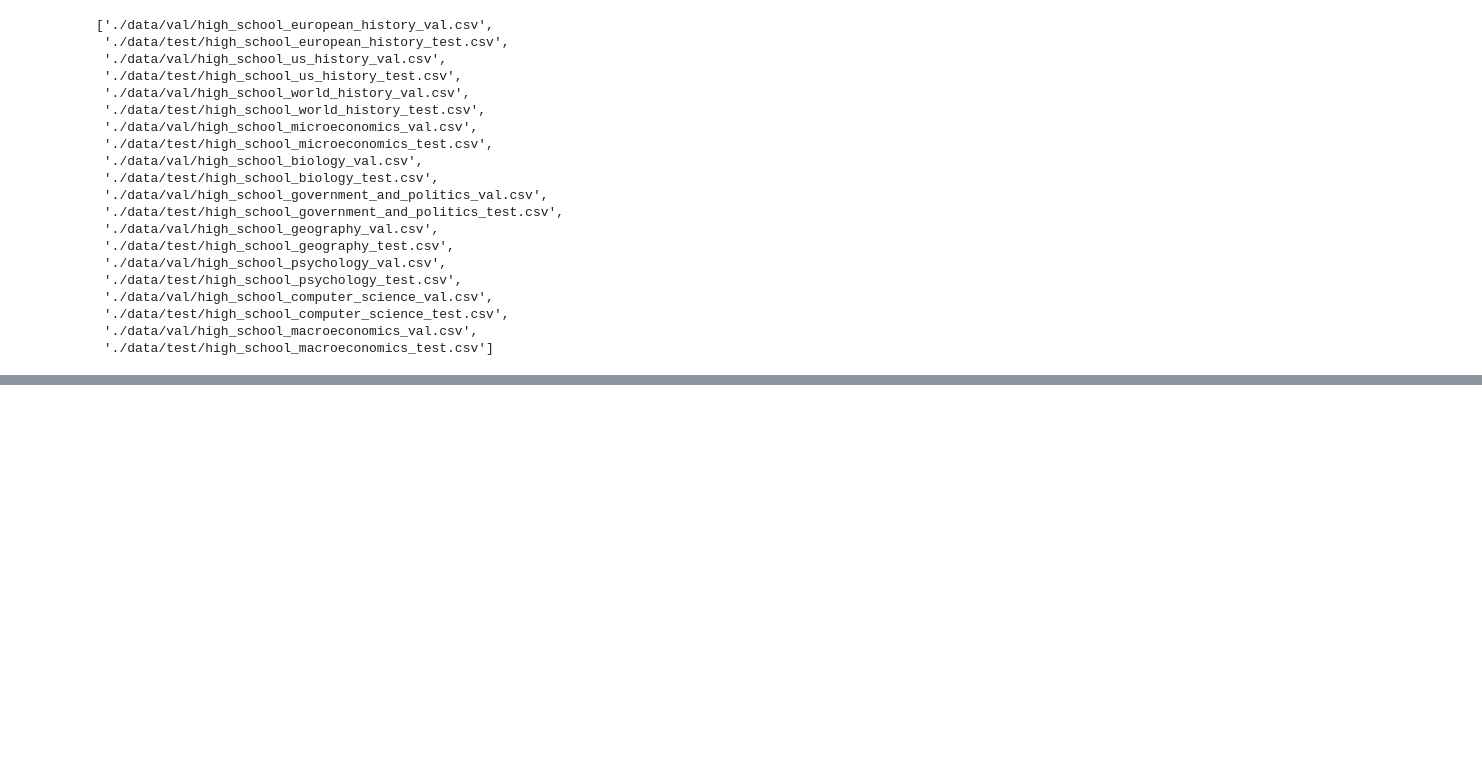
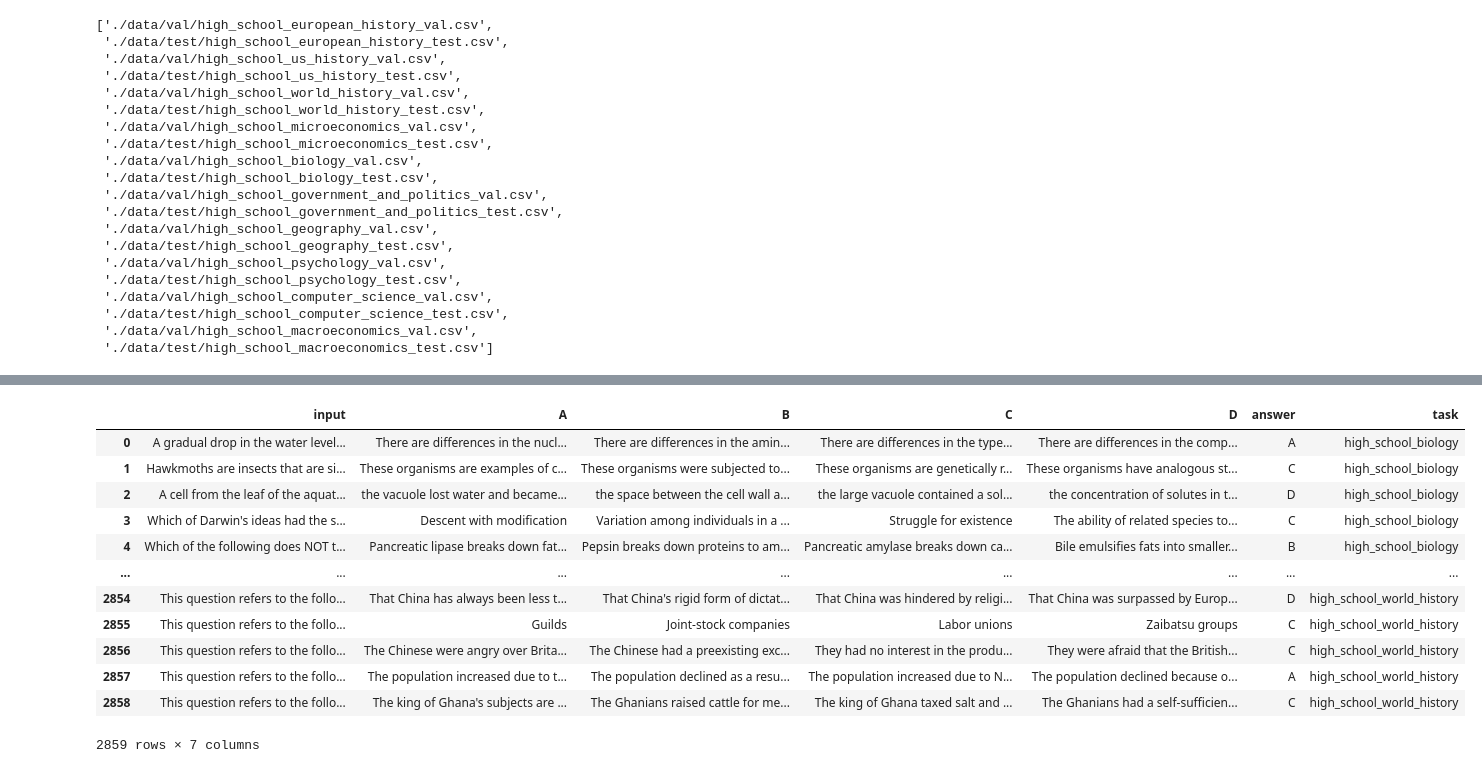
Before and after one commit to KeithLin724/NYCU-Data-Science-2024, a Jupyter notebook: HW2/get_dataset.ipynb, the cells around one changed output, grey strips where cells are left out. Drawn from its saved outputs; the diff is of its cells as text; code cells hidden in the pictures; blank space fills up the shorter version.

Commit message:
update the true table

```diff
--- a/HW2/get_dataset.ipynb
+++ b/HW2/get_dataset.ipynb
@@ -121,0 +159,3 @@ check_file
+# %%
+check_dict = [to_dict(file_path) for file_path in check_file]
+check_dict
@@ -121,0 +180,6 @@ check_file
+# %%
+check_df = pd.DataFrame(check_dict)
+check_df = check_df.groupby("type").agg({"file_path":list}).reset_index()
+check_df
+# check_dict = check_df.to_dict("records")
+# check_dict
@@ -121,0 +198,3 @@ check_file
+# %%
+check_df_dict = check_df.to_dict("records")
+check_df_dict
@@ -121,0 +219,41 @@ check_file
+# %%
+def process_to_large_table(record):
+    def process_read_table(file_path):
+        df_small = pd.read_csv(file_path)
+
+        all_data = [df_small.columns.tolist()] + df_small.values.tolist()
+
+        df_small = pd.DataFrame(all_data, columns=["input" , "A" , "B" , "C" , "D" , "answer"])
+
+        return df_small
+
+    df_list = [process_read_table(file) for file in record["file_path"]]
+    # print(df_list)
+
+    type_ = record["type"]
+    # print(type_)
+
+    df = pd.concat(df_list )
+    df.loc[:,"task"] = [type_] * len(df)
+
+    return df
+# process_to_large_table()
+# %%
+large_table = [process_to_large_table(record) for record in check_df_dict]
+large_table = pd.concat(large_table)
+large_table = large_table.reset_index(drop=True)
+large_table
+# %% [output]
+|  | input | A | B | C | D | answer | task |
+| 0 | A gradual drop in the water level... | There are differences in the nucl... | There are differences in the amin... | There are differences in the type... | There are differences in the comp... | A | high_school_biology |
+| 1 | Hawkmoths are insects that are si... | These organisms are examples of c... | These organisms were subjected to... | These organisms are genetically r... | These organisms have analogous st... | C | high_school_biology |
+| 2 | A cell from the leaf of the aquat... | the vacuole lost water and became... | the space between the cell wall a... | the large vacuole contained a sol... | the concentration of solutes in t... | D | high_school_biology |
+| 3 | Which of Darwin's ideas had the s... | Descent with modification | Variation among individuals in a ... | Struggle for existence | The ability of related species to... | C | high_school_biology |
+| 4 | Which of the following does NOT t... | Pancreatic lipase breaks down fat... | Pepsin breaks down proteins to am... | Pancreatic amylase breaks down ca... | Bile emulsifies fats into smaller... | B | high_school_biology |
+| ... | ... | ... | ... | ... | ... | ... | ... |
+| 2854 | This question refers to the follo... | That China has always been less t... | That China's rigid form of dictat... | That China was hindered by religi... | That China was surpassed by Europ... | D | high_school_world_history |
+| 2855 | This question refers to the follo... | Guilds | Joint-stock companies | Labor unions | Zaibatsu groups | C | high_school_world_history |
+| 2856 | This question refers to the follo... | The Chinese were angry over Brita... | The Chinese had a preexisting exc... | They had no interest in the produ... | They were afraid that the British... | C | high_school_world_history |
+| 2857 | This question refers to the follo... | The population increased due to t... | The population declined as a resu... | The population increased due to N... | The population declined because o... | A | high_school_world_history |
+| 2858 | This question refers to the follo... | The king of Ghana's subjects are ... | The Ghanians raised cattle for me... | The king of Ghana taxed salt and ... | The Ghanians had a self-sufficien... | C | high_school_world_history |
+2859 rows × 7 columns
```
Also changed, not shown: parts of 13 cells of this notebook, 2 other files.
